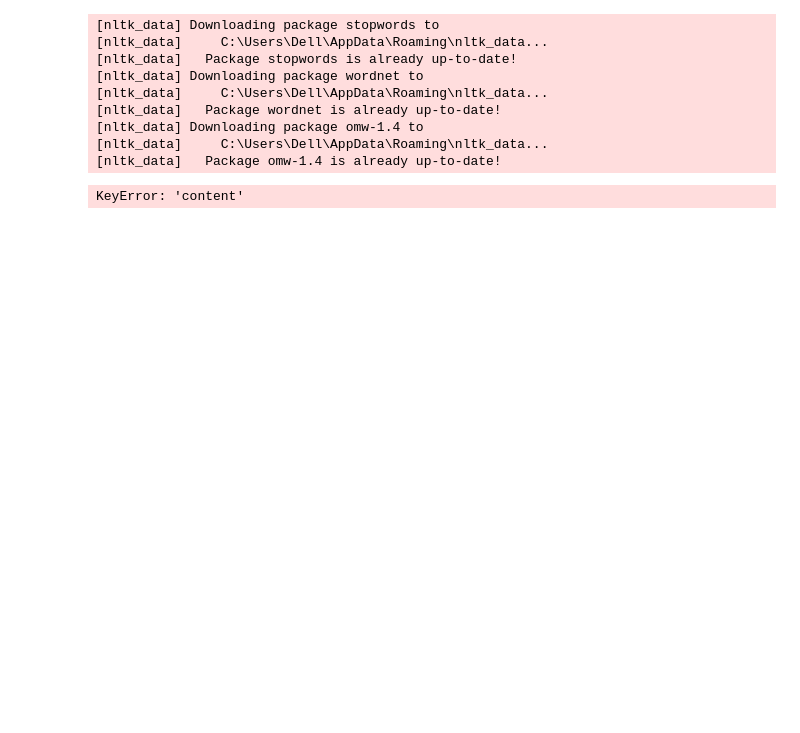
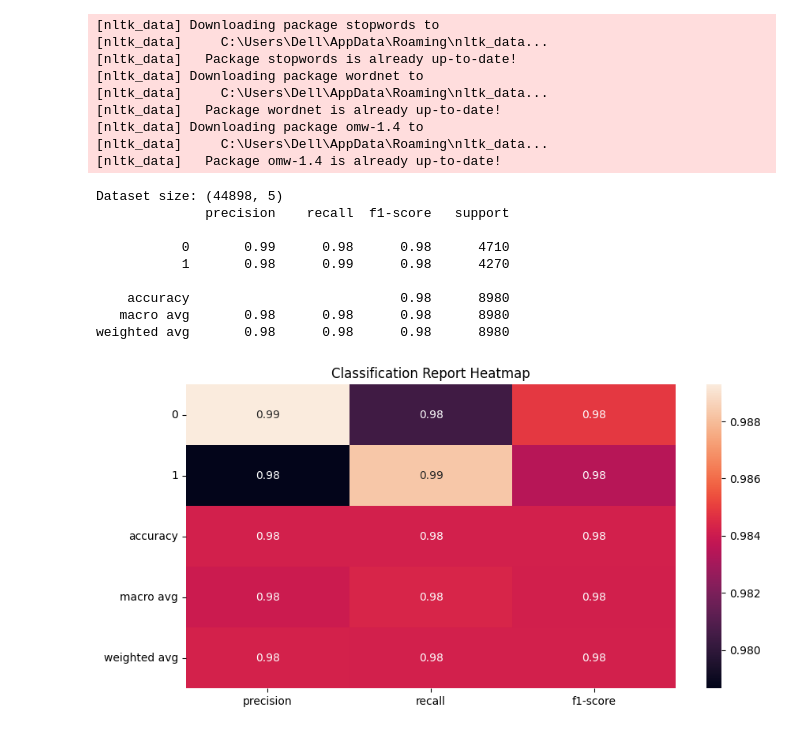
Before and after one commit to abhisheksingh0505/fake_news_detection, a Jupyter notebook: fake_news_classifier.ipynb, the cells around one changed output. Saved outputs shown, nothing was run; the diff lists cells and outputs as text; code cells hidden in the pictures; blank space fills up the shorter version.

Commit message:
model

```diff
--- a/fake_news_classifier.ipynb
+++ b/fake_news_classifier.ipynb
@@ -3,97 +3,115 @@
 # # Fake News Classifier
 # ## Model Training Notebook
 
-# %%
-# Install required packages
+# %% [code]
+# Install required packages (if needed in local Jupyter)
+# !pip install pandas numpy scikit-learn nltk seaborn matplotlib
 
-
-# %%
+# %% [code]
 import pandas as pd
 import numpy as np
 import pickle
+import re
+import nltk
+import matplotlib.pyplot as plt
+import seaborn as sns
+
+from nltk.corpus import stopwords
+from nltk.stem import WordNetLemmatizer
 from sklearn.model_selection import train_test_split
 from sklearn.feature_extraction.text import TfidfVectorizer
 from sklearn.linear_model import LogisticRegression
-from sklearn.metrics import accuracy_score, f1_score, classification_report
-import nltk
-from nltk.corpus import stopwords
-from nltk.stem import WordNetLemmatizer
-import re
-import matplotlib.pyplot as plt
-import seaborn as sns
+from sklearn.metrics import classification_report
 
-# %%
+# %% [code]
 # Download NLTK resources
 nltk.download('stopwords')
 nltk.download('wordnet')
 nltk.download('omw-1.4')
 
-# %%
-# Load dataset
+# %% [code]
+# Load both datasets
+fake_df = pd.read_csv('C:/Users/Dell/Desktop/streamlit for the fake news/Fake.csv')
+true_df = pd.read_csv('C:/Users/Dell/Desktop/streamlit for the fake news/True.csv')
 
-df = pd.read_csv("C:/Users/Dell/Desktop/streamlit for the fake news/Fake.csv").sample(10000)  # Smaller sample for demo
+# Assign labels
+fake_df['label'] = 0
+true_df['label'] = 1
 
-# %%
+# Combine datasets
+df = pd.concat([fake_df, true_df]).sample(frac=1, random_state=42).reset_index(drop=True)
+print(f"Dataset size: {df.shape}")
+
+# %% [code]
 # Preprocessing
 lemmatizer = WordNetLemmatizer()
 stop_words = set(stopwords.words('english'))
 
 def preprocess_text(text):
     text = str(text).lower()
-    text = re.sub(r'[^a-zA-Z\s]', '', text)
+    text = re.sub(r'[^a-z\s]', '', text)
     words = text.split()
     words = [lemmatizer.lemmatize(word) for word in words if word not in stop_words]
     return ' '.join(words)
 
-df['cleaned_text'] = df['content'].apply(preprocess_text)
+df['cleaned_text'] = df['text'].apply(preprocess_text)
 
-# %%
+# %% [code]
 # Train-test split
 X_train, X_test, y_train, y_test = train_test_split(
     df['cleaned_text'],
-    df['type'].apply(lambda x: 1 if x == 'reliable' else 0),
+    df['label'],
     test_size=0.2,
     random_state=42
 )
 
-# %%
+# %% [code]
 # Vectorization
 tfidf = TfidfVectorizer(max_features=5000)
 X_train_tfidf = tfidf.fit_transform(X_train)
 X_test_tfidf = tfidf.transform(X_test)
 
-# %%
+# %% [code]
 # Model training
 model = LogisticRegression(max_iter=1000)
 model.fit(X_train_tfidf, y_train)
 
-# %%
+# %% [code]
 # Evaluation
 preds = model.predict(X_test_tfidf)
 print(classification_report(y_test, preds))
 
-# %%
-# Save artifacts
+# %% [code]
+# Save model and vectorizer
 with open('model.pkl', 'wb') as f:
     pickle.dump(model, f)
 
 with open('tfidf.pkl', 'wb') as f:
     pickle.dump(tfidf, f)
 
-# %%
-# Visualizations
+# %% [code]
+# Visualization
 plt.figure(figsize=(10,5))
 sns.heatmap(pd.DataFrame(classification_report(y_test, preds, output_dict=True)).iloc[:-1, :].T, annot=True)
 plt.title('Classification Report Heatmap')
 plt.show()
 # %% [output]
 [nltk_data] Downloading package stopwords to
 [nltk_data]     C:\Users\Dell\AppData\Roaming\nltk_data...
 [nltk_data]   Package stopwords is already up-to-date!
 [nltk_data] Downloading package wordnet to
 [nltk_data]     C:\Users\Dell\AppData\Roaming\nltk_data...
 [nltk_data]   Package wordnet is already up-to-date!
 [nltk_data] Downloading package omw-1.4 to
 [nltk_data]     C:\Users\Dell\AppData\Roaming\nltk_data...
 [nltk_data]   Package omw-1.4 is already up-to-date!
-KeyError: 'content'
+Dataset size: (44898, 5)
+              precision    recall  f1-score   support
+
+           0       0.99      0.98      0.98      4710
+           1       0.98      0.99      0.98      4270
+
+    accuracy                           0.98      8980
+   macro avg       0.98      0.98      0.98      8980
+weighted avg       0.98      0.98      0.98      8980
+[figure, added]
```
Also changed, not shown: parts of 3 cells of this notebook.
